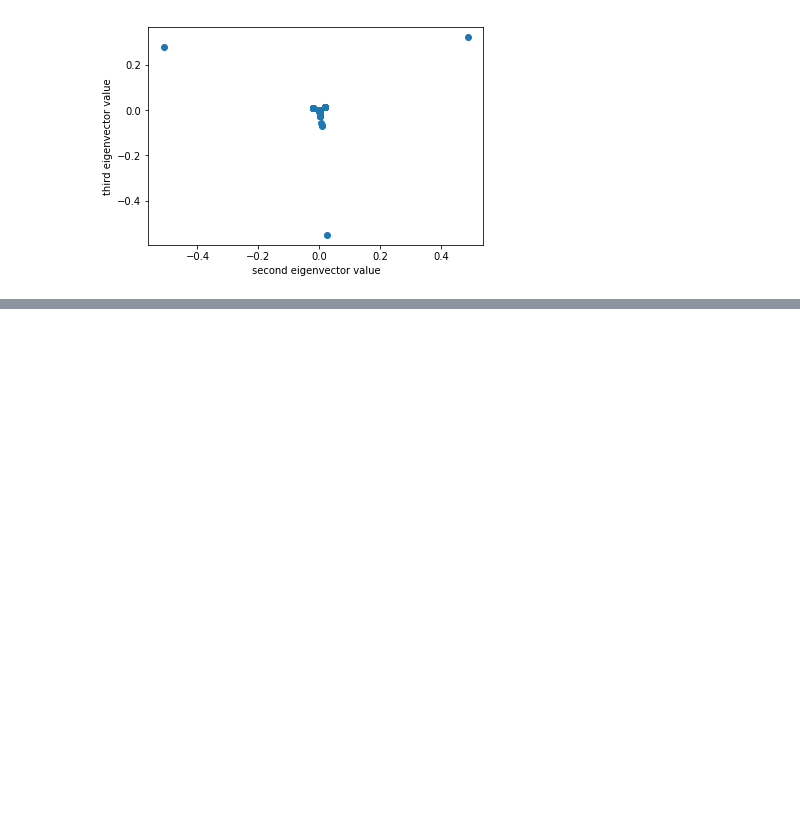
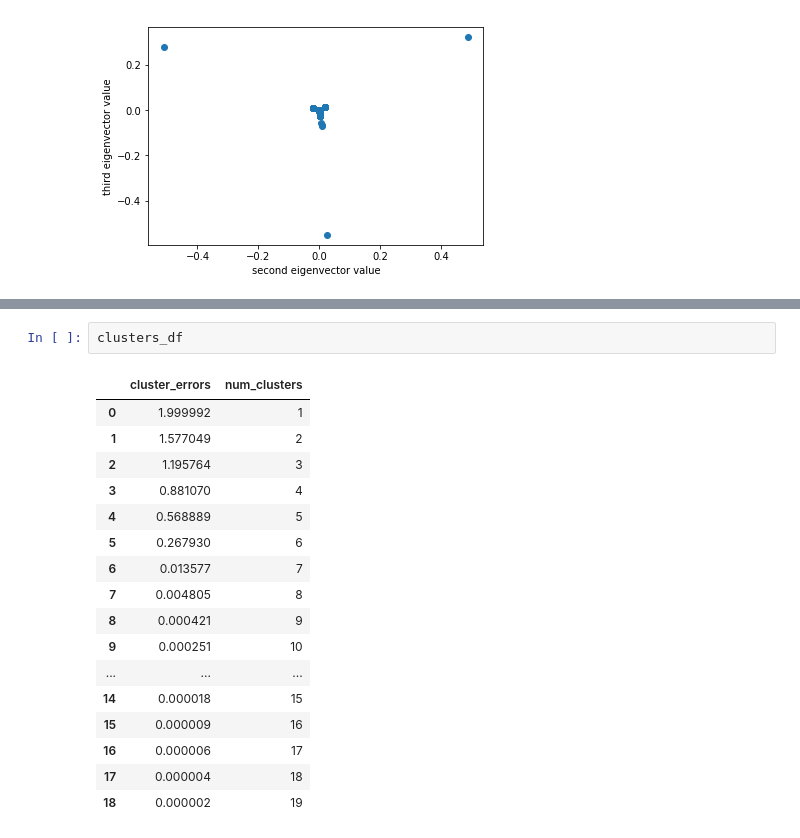
Before and after one commit to antoinegargot/Kent-School-Of-Law-Project, a Jupyter notebook: Scraping_and_graph.ipynb, the cells around one changed output, grey strips where cells are left out. Saved outputs shown, nothing was run; the diff lists cells and outputs as text; blank space fills up the shorter version.

```diff
--- a/Scraping_and_graph.ipynb
+++ b/Scraping_and_graph.ipynb
@@ -120,0 +142,20 @@ plt.show()
+# %%
+clusters_df
+# %% [output]
+|  | cluster_errors | num_clusters |
+| 0 | 1.999992 | 1 |
+| 1 | 1.577049 | 2 |
+| 2 | 1.195764 | 3 |
+| 3 | 0.881070 | 4 |
+| 4 | 0.568889 | 5 |
+| 5 | 0.267930 | 6 |
+| 6 | 0.013577 | 7 |
+| 7 | 0.004805 | 8 |
+| 8 | 0.000421 | 9 |
+| 9 | 0.000251 | 10 |
+| ... | ... | ... |
+| 14 | 0.000018 | 15 |
+| 15 | 0.000009 | 16 |
+| 16 | 0.000006 | 17 |
+| 17 | 0.000004 | 18 |
+| 18 | 0.000002 | 19 |
```
Also changed, not shown: parts of 22 cells of this notebook.
